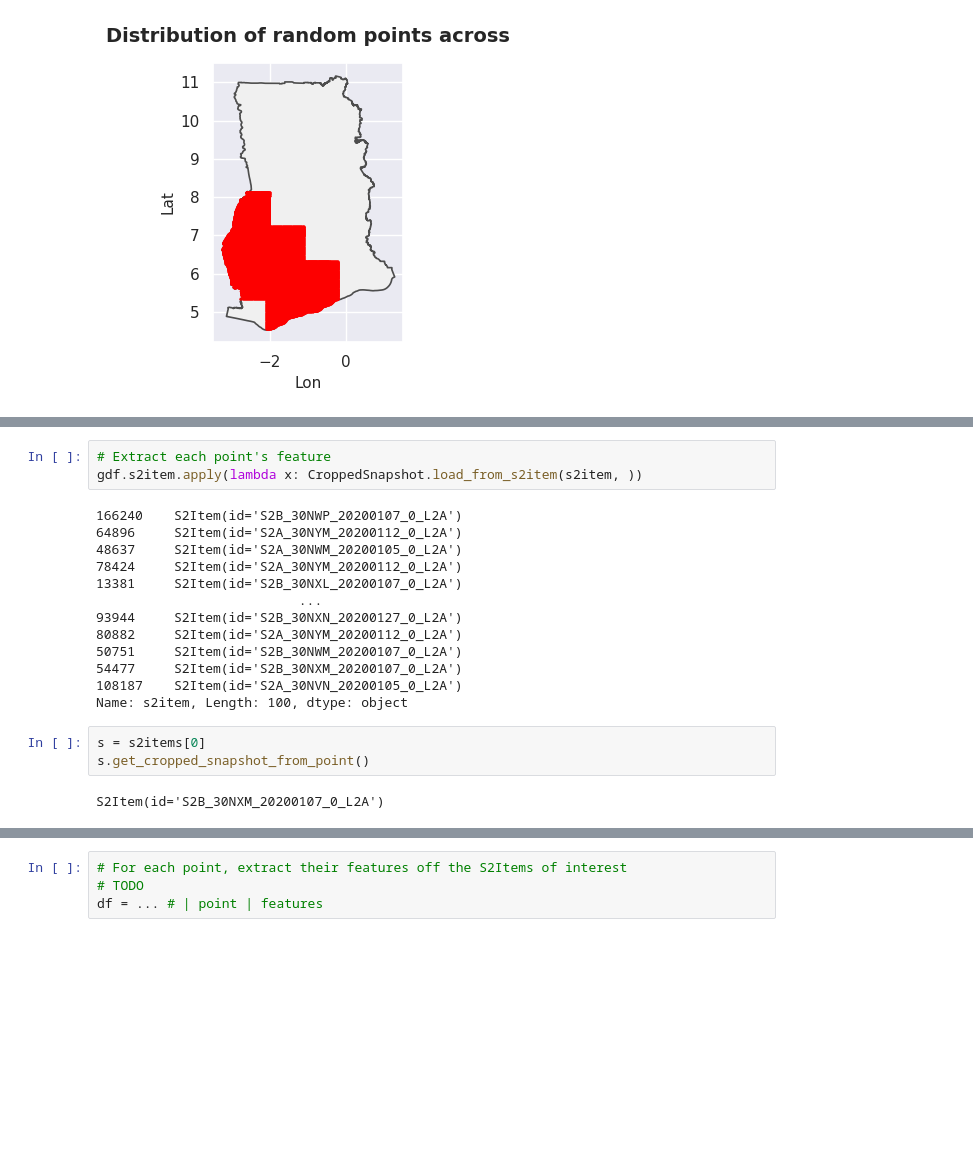
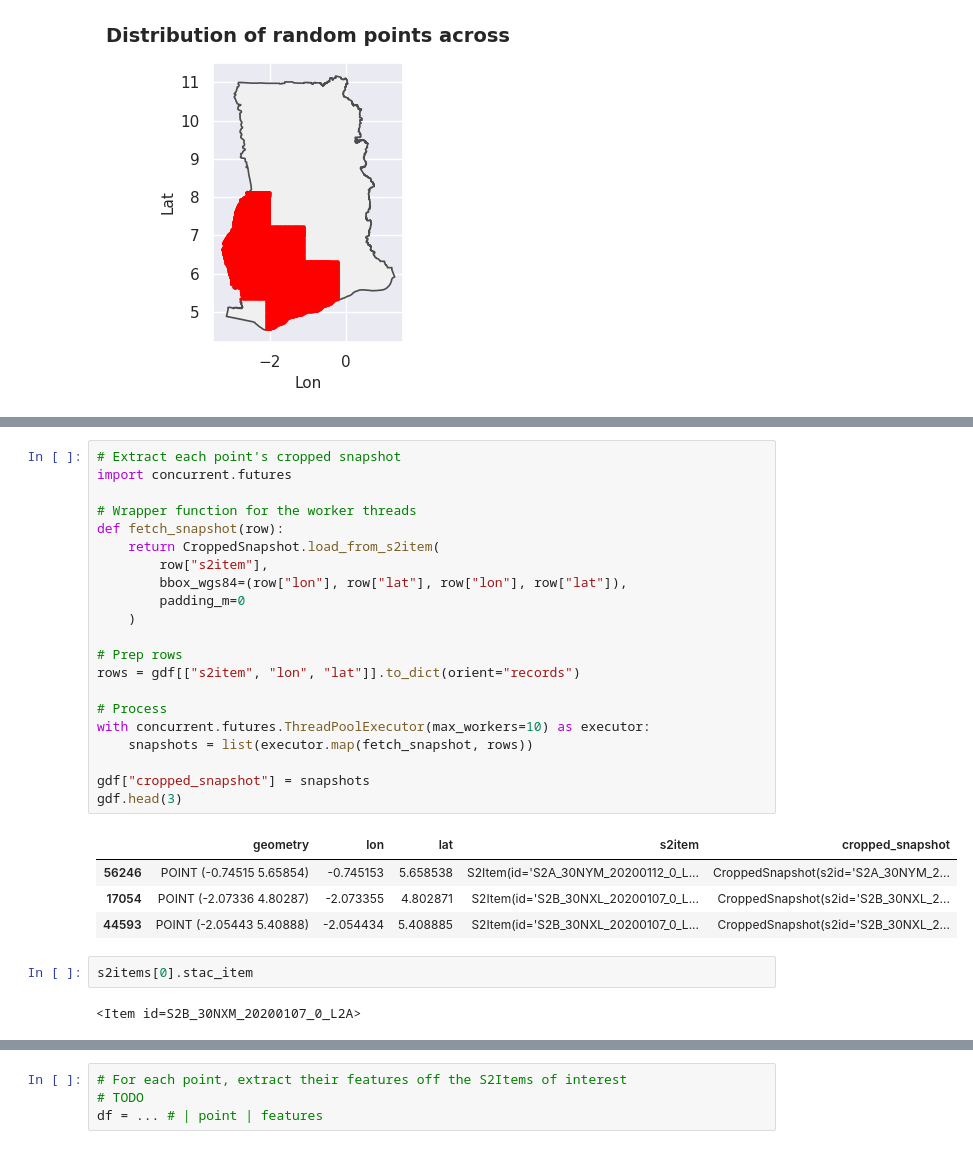
Before and after one commit to arthurgassner-synotis/forestero-skymap-poc, a Jupyter notebook: nb/0-6-predict_ethz.ipynb, the cells around one changed output, grey strips where cells are left out. Saved outputs shown, nothing was run; the diff lists cells and outputs as text; blank space fills up the shorter version.

Commit message:
feat: clean s2item

```diff
--- a/nb/0-6-predict_ethz.ipynb
+++ b/nb/0-6-predict_ethz.ipynb
@@ -191,21 +191,30 @@ gdf.head(3)
 # %%
-# Extract each point's feature
-gdf.s2item.apply(lambda x: CroppedSnapshot.load_from_s2item(s2item, ))
+# Extract each point's cropped snapshot
+import concurrent.futures
+
+# Wrapper function for the worker threads
+def fetch_snapshot(row):
+    return CroppedSnapshot.load_from_s2item(
+        row["s2item"],
+        bbox_wgs84=(row["lon"], row["lat"], row["lon"], row["lat"]),
+        padding_m=0
+    )
+
+# Prep rows
+rows = gdf[["s2item", "lon", "lat"]].to_dict(orient="records")
+
+# Process
+with concurrent.futures.ThreadPoolExecutor(max_workers=10) as executor:
+    snapshots = list(executor.map(fetch_snapshot, rows))
+
+gdf["cropped_snapshot"] = snapshots
+gdf.head(3)
 # %% [output]
-166240    S2Item(id='S2B_30NWP_20200107_0_L2A')
-64896     S2Item(id='S2A_30NYM_20200112_0_L2A')
-48637     S2Item(id='S2A_30NWM_20200105_0_L2A')
-78424     S2Item(id='S2A_30NYM_20200112_0_L2A')
-13381     S2Item(id='S2B_30NXL_20200107_0_L2A')
-                          ...
-93944     S2Item(id='S2B_30NXN_20200127_0_L2A')
-80882     S2Item(id='S2A_30NYM_20200112_0_L2A')
-50751     S2Item(id='S2B_30NWM_20200107_0_L2A')
-54477     S2Item(id='S2B_30NXM_20200107_0_L2A')
-108187    S2Item(id='S2A_30NVN_20200105_0_L2A')
-Name: s2item, Length: 100, dtype: object
+|  | geometry | lon | lat | s2item | cropped_snapshot |
+| 56246 | POINT (-0.74515 5.65854) | -0.745153 | 5.658538 | S2Item(id='S2A_30NYM_20200112_0_L... | CroppedSnapshot(s2id='S2A_30NYM_2... |
+| 17054 | POINT (-2.07336 4.80287) | -2.073355 | 4.802871 | S2Item(id='S2B_30NXL_20200107_0_L... | CroppedSnapshot(s2id='S2B_30NXL_2... |
+| 44593 | POINT (-2.05443 5.40888) | -2.054434 | 5.408885 | S2Item(id='S2B_30NXL_20200107_0_L... | CroppedSnapshot(s2id='S2B_30NXL_2... |
-# %%
-s = s2items[0]
-s.get_cropped_snapshot_from_point()
-# %% [output]
-S2Item(id='S2B_30NXM_20200107_0_L2A')
+# %%
+s2items[0].stac_item
+# %% [output]
+<Item id=S2B_30NXM_20200107_0_L2A>
```
Also changed, not shown: parts of 4 cells of this notebook, 1 other file.
